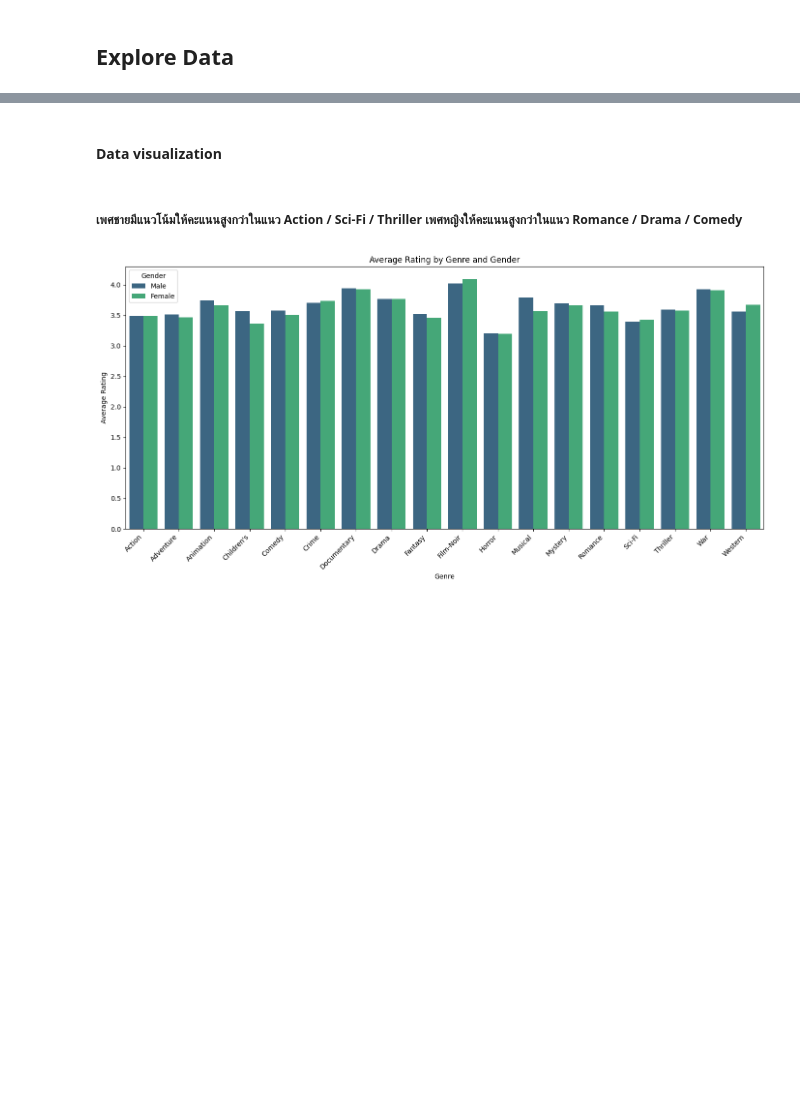
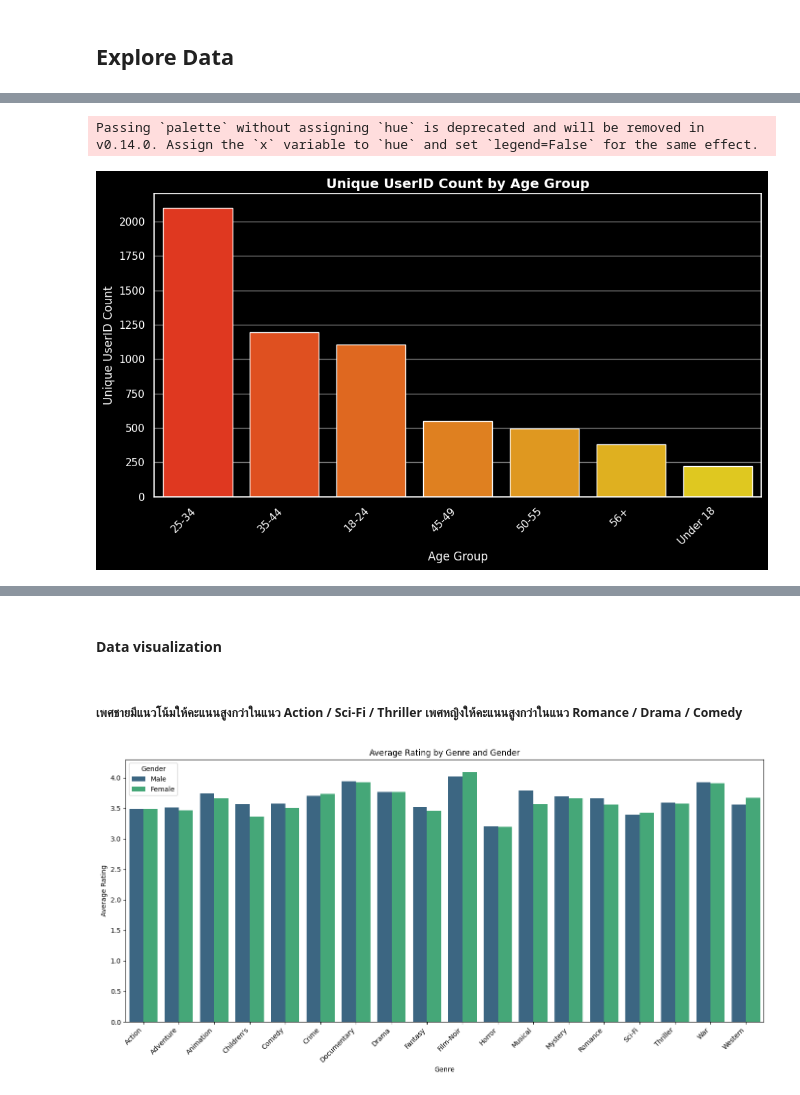
Before and after one commit to woraphonp-038-5/Project-Big-Data, a Jupyter notebook: ThaiBaan_Data_Analytics_and_Modeling.ipynb, the cells around one changed output, grey strips where cells are left out. Saved outputs shown, nothing was run; the diff lists cells and outputs as text; code cells hidden in the pictures; blank space fills up the shorter version.

```diff
--- a/ThaiBaan_Data_Analytics_and_Modeling.ipynb
+++ b/ThaiBaan_Data_Analytics_and_Modeling.ipynb
@@ -321,0 +440,55 @@ merged_df.head()
+# %%
+import pandas as pd
+import matplotlib.pyplot as plt
+import seaborn as sns
+
+# Load the users dataframe
+users_path = '/content/drive/My Drive/ProjectBigData/ml-1m/users.dat'
+users = pd.read_csv(users_path, sep="::", engine='python', encoding='latin-1',
+                    names=["UserID", "Gender", "Age", "Occupation", "Zip-code"])
+
+# Define age bins
+age_bins = [0, 17, 24, 34, 44, 49, 55, users['Age'].max()]
+age_labels = ['Under 18', '18-24', '25-34', '35-44', '45-49', '50-55', '56+']
+
+# Create Age Group column
+users['Age_Group'] = pd.cut(users['Age'], bins=age_bins, labels=age_labels, right=True, include_lowest=True)
+
+# Count unique UserID in each age group
+age_counts_unique_df = users.groupby('Age_Group', observed=True)['UserID'].nunique().reset_index(name='Unique_UserID_Count')
+age_counts_unique_df = age_counts_unique_df.sort_values('Unique_UserID_Count', ascending=False)
+
+# ตั้งธีมพื้นหลังดำ
+sns.set_style("darkgrid", {"axes.facecolor": "black", "figure.facecolor": "black", "grid.color": "gray"})
+plt.rcParams['axes.labelcolor'] = 'white'   # สีแกน X, Y
+plt.rcParams['xtick.color'] = 'white'       # สีตัวเลขแกน X
+plt.rcParams['ytick.color'] = 'white'       # สีตัวเลขแกน Y
+plt.rcParams['text.color'] = 'white'        # สีข้อความทั่วไป
+plt.rcParams['figure.facecolor'] = 'black'  # สีพื้นหลังรอบกราฟ
+plt.rcParams['figure.edgecolor'] = 'black'
+
+# Create Bar Chart
+plt.figure(figsize=(10, 6))
+sns.barplot(
+    x='Age_Group',
+    y='Unique_UserID_Count',
+    data=age_counts_unique_df,
+    palette='autumn',
+    order=age_counts_unique_df['Age_Group'].tolist(),
+    hue=None
+)
+
+# Set title and labels
+plt.title('Unique UserID Count by Age Group', color='white')
+plt.xlabel('Age Group', color='white')
+plt.ylabel('Unique UserID Count', color='white')
+
+# Rotate x-axis labels
+plt.xticks(rotation=45, ha='right')
+
+# Adjust layout
+plt.tight_layout()
+plt.show()
+# %% [output]
+Passing `palette` without assigning `hue` is deprecated and will be removed in v0.14.0. Assign the `x` variable to `hue` and set `legend=False` for the same effect.
+[figure, added]
```
Also changed, not shown: parts of 42 cells of this notebook.
